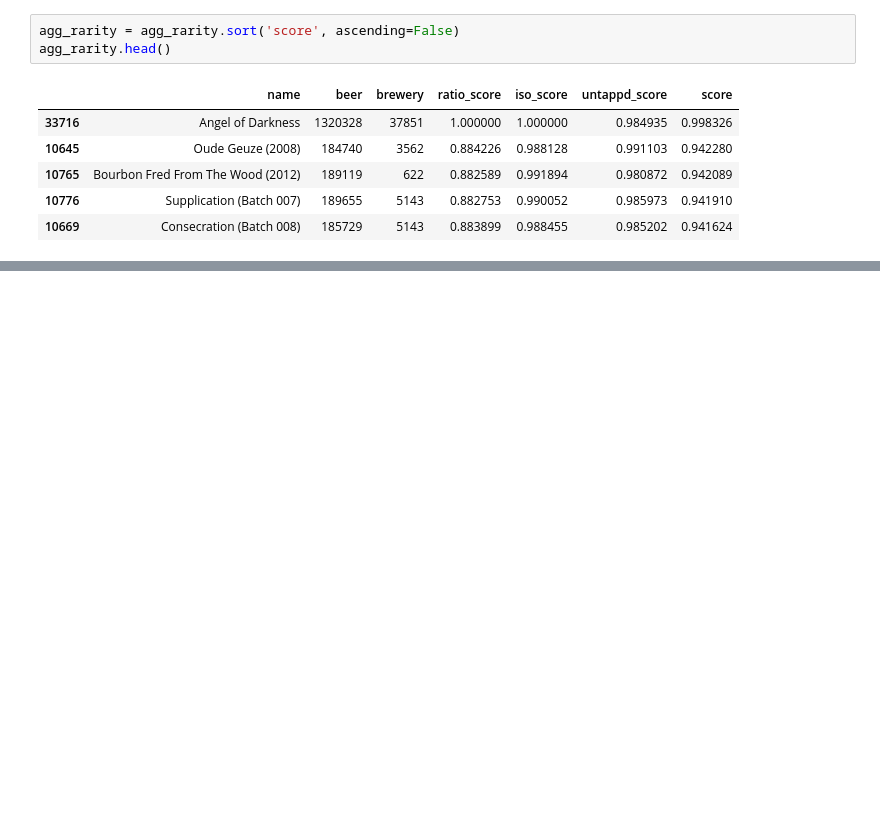
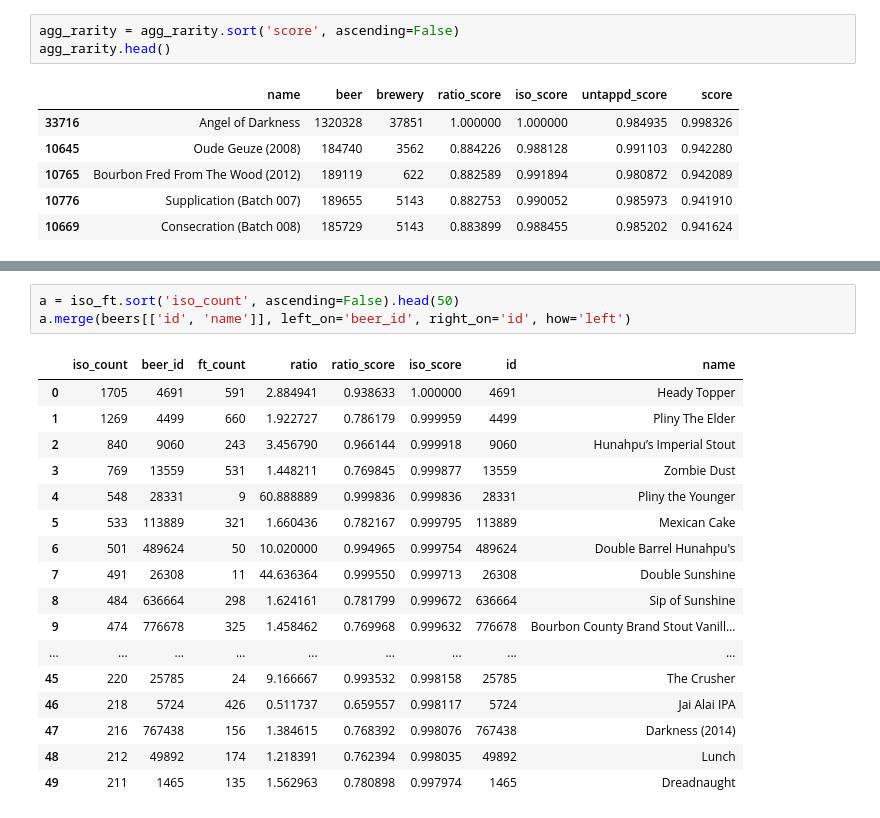
Before and after one commit to lukearmistead/savvysuds, a Jupyter notebook: other/rarity_score_eda.ipynb, the cells around one changed output, grey strips where cells are left out. Drawn from its saved outputs; the diff is of its cells as text; blank space fills up the shorter version.

```diff
--- a/other/rarity_score_eda.ipynb
+++ b/other/rarity_score_eda.ipynb
@@ -909,0 +1023,21 @@ iso_ft[iso_ft['beer_id'] == 189655]
+# %%
+a = iso_ft.sort('iso_count', ascending=False).head(50)
+a.merge(beers[['id', 'name']], left_on='beer_id', right_on='id', how='left')
+# %% [output]
+|  | iso_count | beer_id | ft_count | ratio | ratio_score | iso_score | id | name |
+| 0 | 1705 | 4691 | 591 | 2.884941 | 0.938633 | 1.000000 | 4691 | Heady Topper |
+| 1 | 1269 | 4499 | 660 | 1.922727 | 0.786179 | 0.999959 | 4499 | Pliny The Elder |
+| 2 | 840 | 9060 | 243 | 3.456790 | 0.966144 | 0.999918 | 9060 | Hunahpu’s Imperial Stout |
+| 3 | 769 | 13559 | 531 | 1.448211 | 0.769845 | 0.999877 | 13559 | Zombie Dust |
+| 4 | 548 | 28331 | 9 | 60.888889 | 0.999836 | 0.999836 | 28331 | Pliny the Younger |
+| 5 | 533 | 113889 | 321 | 1.660436 | 0.782167 | 0.999795 | 113889 | Mexican Cake |
+| 6 | 501 | 489624 | 50 | 10.020000 | 0.994965 | 0.999754 | 489624 | Double Barrel Hunahpu's |
+| 7 | 491 | 26308 | 11 | 44.636364 | 0.999550 | 0.999713 | 26308 | Double Sunshine |
+| 8 | 484 | 636664 | 298 | 1.624161 | 0.781799 | 0.999672 | 636664 | Sip of Sunshine |
+| 9 | 474 | 776678 | 325 | 1.458462 | 0.769968 | 0.999632 | 776678 | Bourbon County Brand Stout Vanill... |
+| ... | ... | ... | ... | ... | ... | ... | ... | ... |
+| 45 | 220 | 25785 | 24 | 9.166667 | 0.993532 | 0.998158 | 25785 | The Crusher |
+| 46 | 218 | 5724 | 426 | 0.511737 | 0.659557 | 0.998117 | 5724 | Jai Alai IPA |
+| 47 | 216 | 767438 | 156 | 1.384615 | 0.768392 | 0.998076 | 767438 | Darkness (2014) |
+| 48 | 212 | 49892 | 174 | 1.218391 | 0.762394 | 0.998035 | 49892 | Lunch |
+| 49 | 211 | 1465 | 135 | 1.562963 | 0.780898 | 0.997974 | 1465 | Dreadnaught |
```
Also changed, not shown: parts of 9 cells of this notebook, 1 other file.
